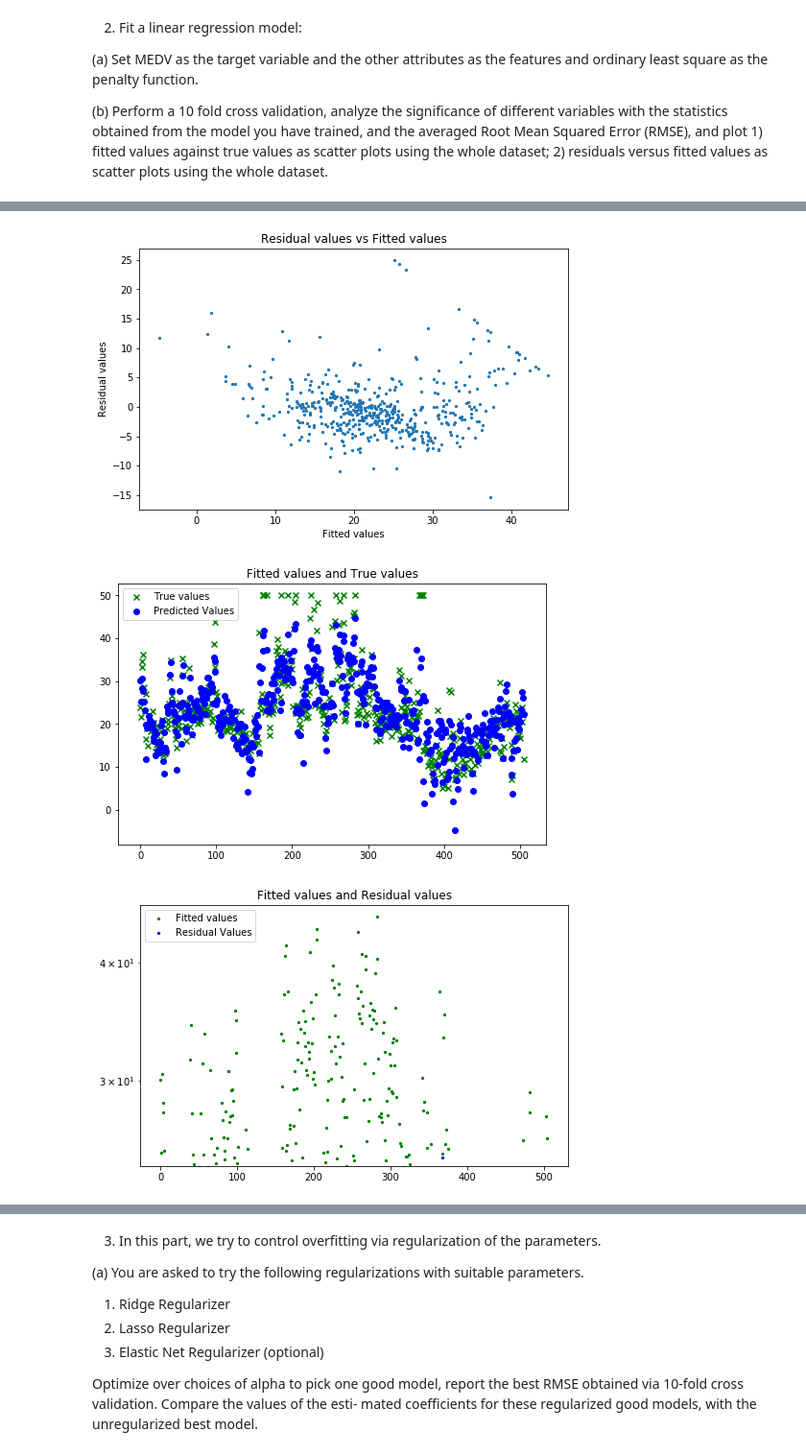
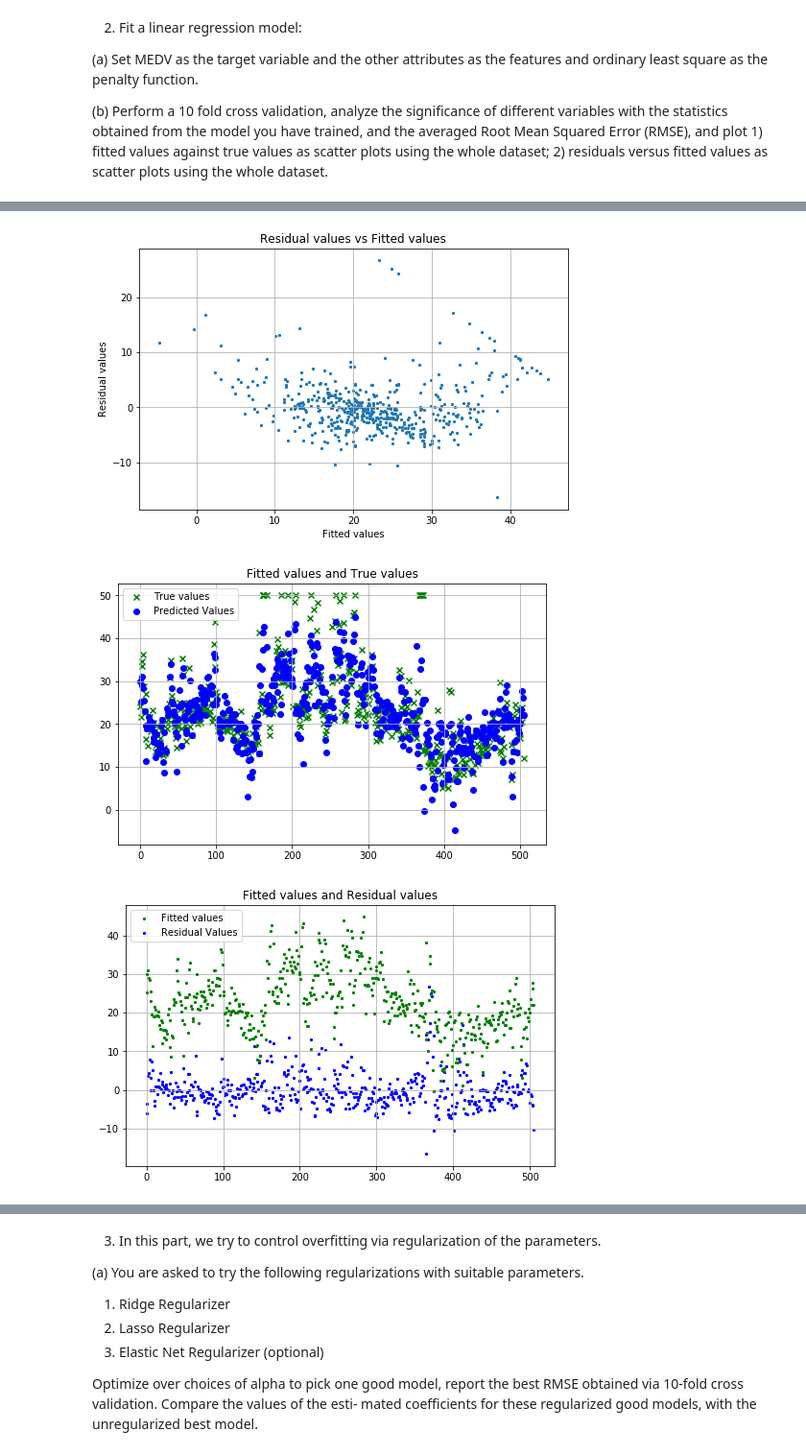
Before and after one commit to kehkashan22/ee219-project4, a Jupyter notebook: Project4.ipynb, the cells around one changed output, grey strips where cells are left out. Shown: that part at 96% size. Drawn from its saved outputs; the diff is of its cells as text; code cells hidden in the pictures.

```diff
--- a/Project4.ipynb
+++ b/Project4.ipynb
@@ -104,6 +104,7 @@ plt.scatter(y, best_model_y_predict, s=5)
 plt.xlabel("True values")
 plt.ylabel("Predicted values")
 plt.title("Fitted values vs True values")
+plt.grid()
 plt.show()
 
 plt.figure(figsize=(8, 5))
@@ -111,6 +112,7 @@ plt.scatter(best_model_y_predict, y - best_model_y_predict, s=5)
 plt.xlabel("Fitted values")
 plt.ylabel("Residual values")
 plt.title("Residual values vs Fitted values")
+plt.grid()
 plt.show()
 
 
@@ -119,6 +121,7 @@ plt.scatter(range(len(y)), y, c='g', marker='x', label='True values')
 plt.scatter(range(len(y)), best_model_y_predict, c='b', marker='o', label='Predicted Values')
 plt.title("Fitted values and True values")
 plt.legend(loc='upper left')
+plt.grid()
 plt.show()
 
 plt.figure(figsize=(8, 5))
@@ -126,6 +129,6 @@ plt.scatter(range(len(y)), best_model_y_predict, c='g', s=5, zorder=2, label='Fi
 plt.scatter(range(len(y)), np.subtract(y, best_model_y_predict), c='b', s=5, zorder=1, label='Residual Values')
 plt.title("Fitted values and Residual values")
 plt.legend(loc='upper left')
-plt.yscale('log')
+plt.grid()
 plt.show()
 # %% [output]
@@ -133,6 +136,6 @@ plt.show()
-[figure, old version]
+[figure, new version]
-[figure, old version]
+[figure, new version]
-[figure, old version]
+[figure, new version]
 # %%
 #Function for performing fitting across different models
 def linear_regression(X, y, plot=True, model=LinearRegression()):
```
Also changed, not shown: parts of 13 cells of this notebook.
